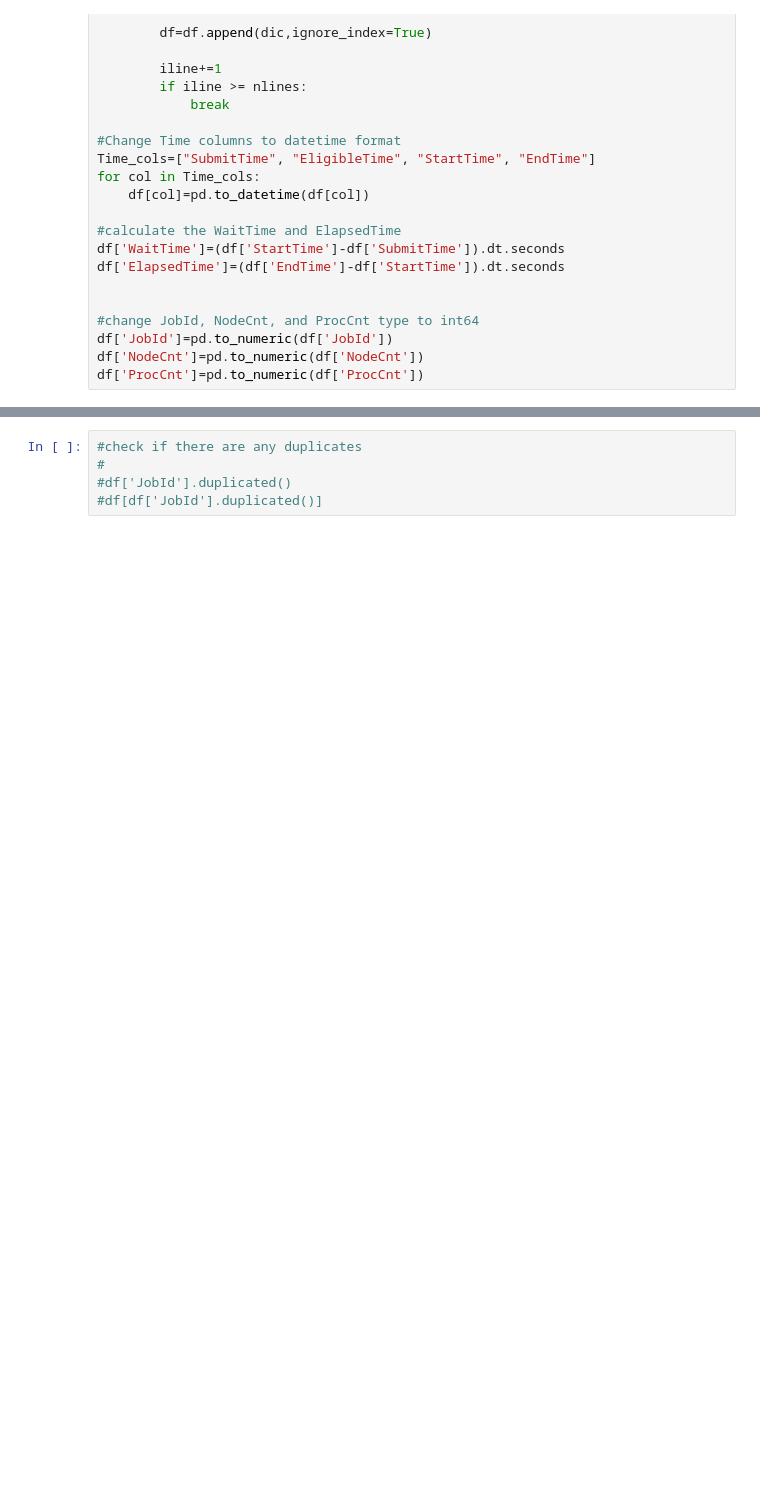
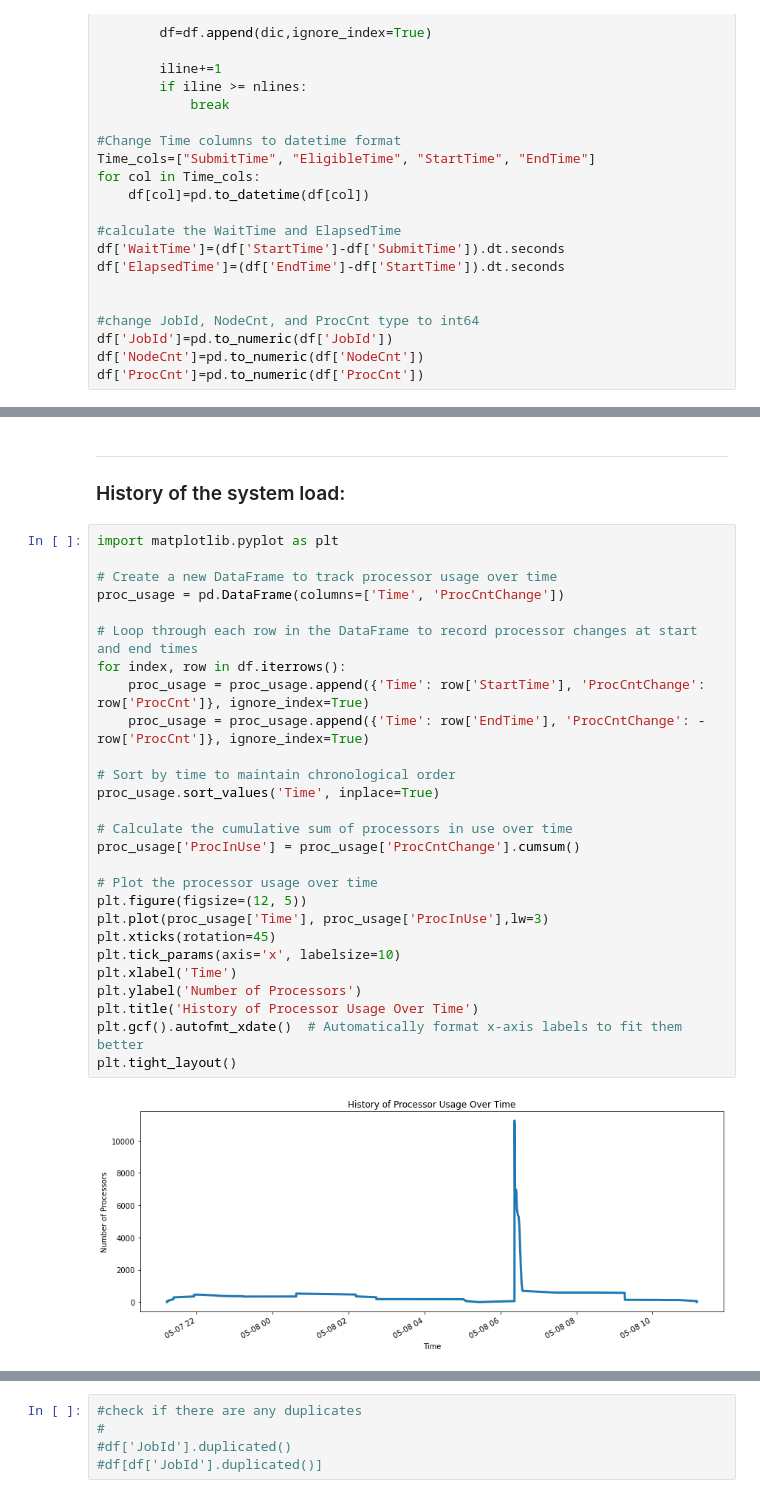
Before and after one commit to uschpc/hpc-digital-twin, a Jupyter notebook: output-analysis/Output-script.ipynb, the cells around one changed output, grey strips where cells are left out. Drawn from its saved outputs; the diff is of its cells as text; blank space fills up the shorter version.

```diff
--- a/output-analysis/Output-script.ipynb
+++ b/output-analysis/Output-script.ipynb
@@ -67,0 +85,32 @@ df
+# %% [markdown]
+---
+### History of the system load:
+# %%
+import matplotlib.pyplot as plt
+
+# Create a new DataFrame to track processor usage over time
+proc_usage = pd.DataFrame(columns=['Time', 'ProcCntChange'])
+
+# Loop through each row in the DataFrame to record processor changes at start and end times
+for index, row in df.iterrows():
+    proc_usage = proc_usage.append({'Time': row['StartTime'], 'ProcCntChange': row['ProcCnt']}, ignore_index=True)
+    proc_usage = proc_usage.append({'Time': row['EndTime'], 'ProcCntChange': -row['ProcCnt']}, ignore_index=True)
+
+# Sort by time to maintain chronological order
+proc_usage.sort_values('Time', inplace=True)
+
+# Calculate the cumulative sum of processors in use over time
+proc_usage['ProcInUse'] = proc_usage['ProcCntChange'].cumsum()
+
+# Plot the processor usage over time
+plt.figure(figsize=(12, 5))
+plt.plot(proc_usage['Time'], proc_usage['ProcInUse'],lw=3)
+plt.xticks(rotation=45)
+plt.tick_params(axis='x', labelsize=10)
+plt.xlabel('Time')
+plt.ylabel('Number of Processors')
+plt.title('History of Processor Usage Over Time')
+plt.gcf().autofmt_xdate()  # Automatically format x-axis labels to fit them better
+plt.tight_layout()
+# %% [output]
+[figure, added]
```
Also changed, not shown: parts of 13 cells of this notebook, 2 other files.
